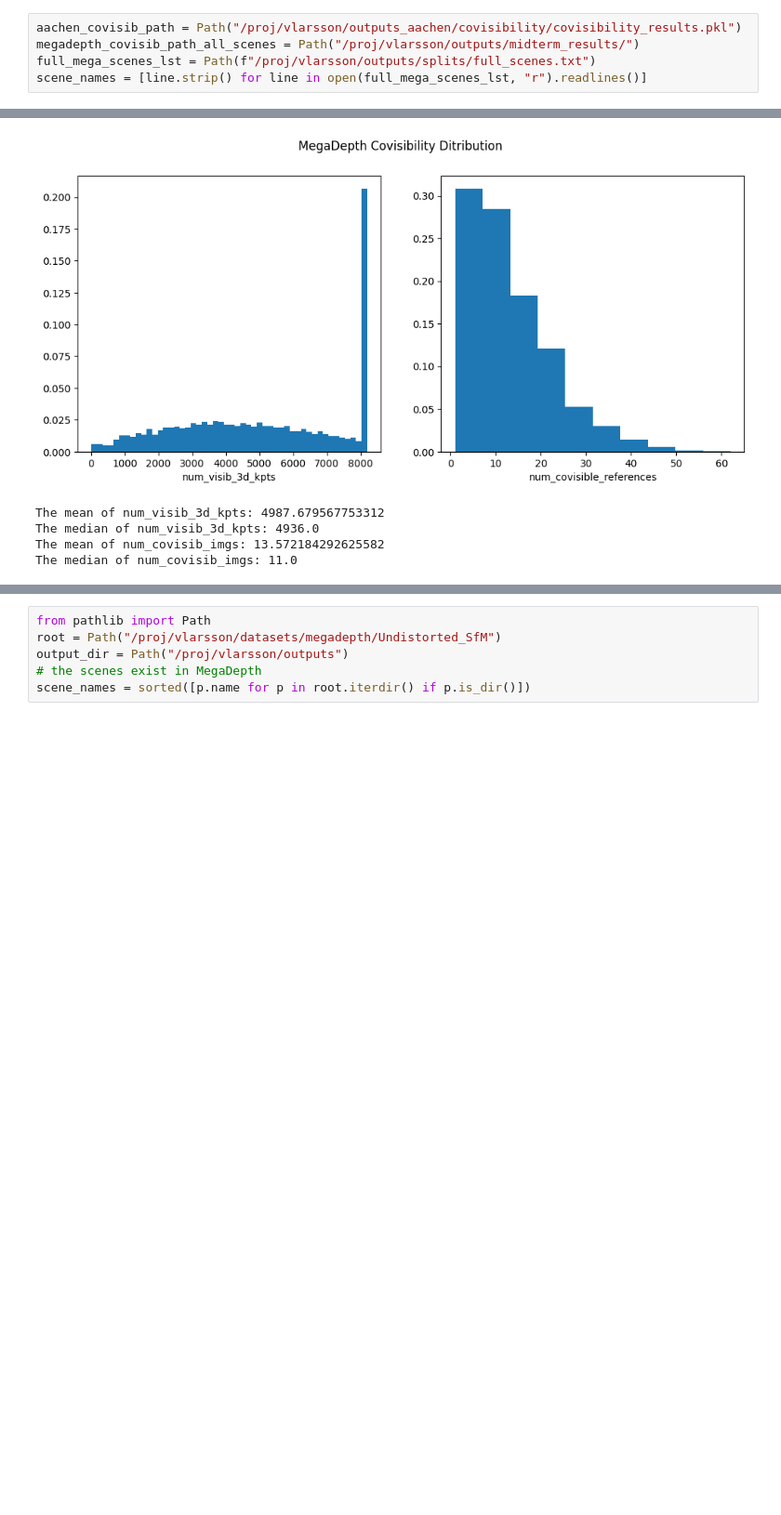
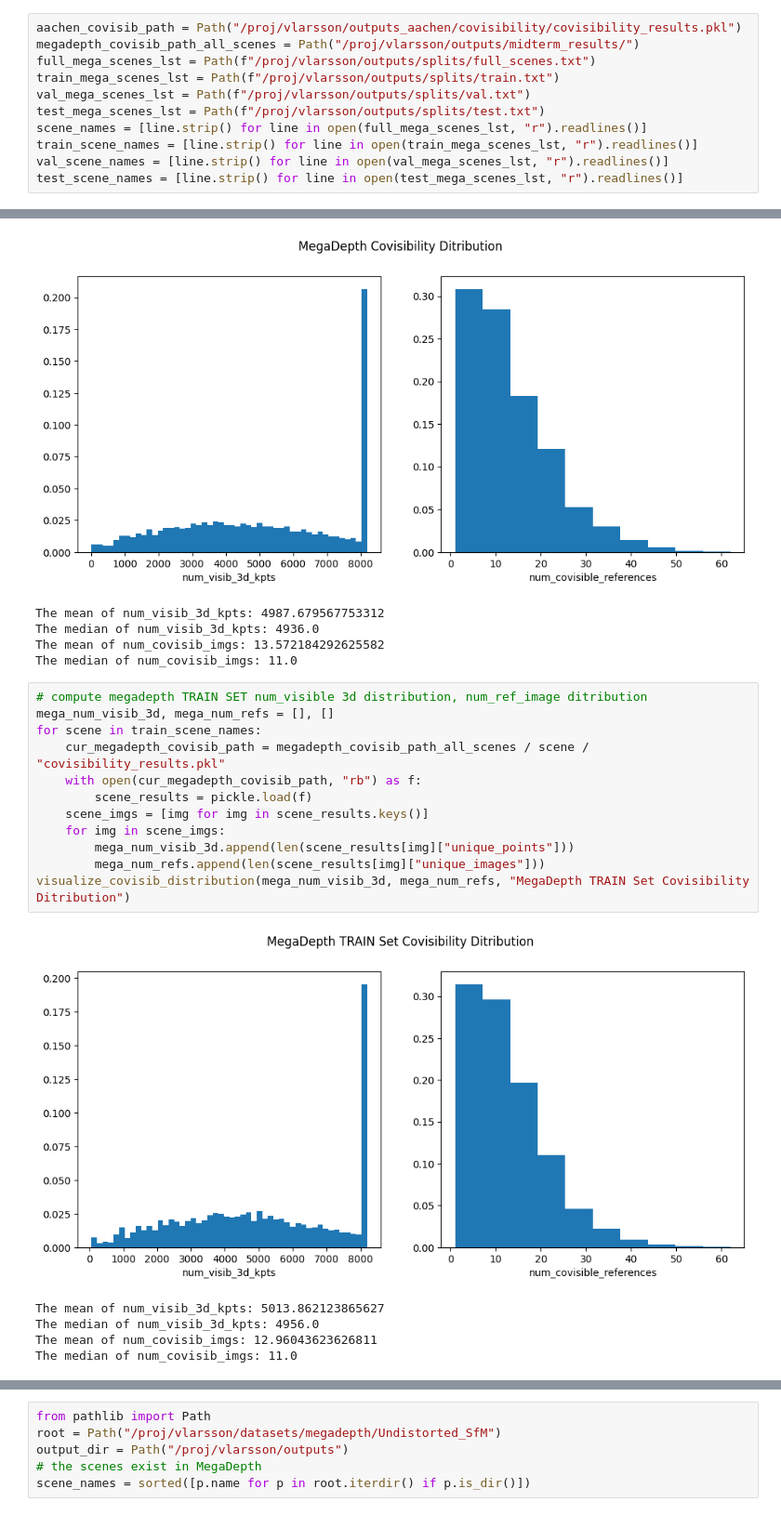
Before and after one commit to Jia0603/3d-2d-Matching-, a Jupyter notebook: file_writing_and_debugging.ipynb, the cells around one changed output, grey strips where cells are left out. Shown at 93% size. Drawn from its saved outputs; the diff is of its cells as text; blank space fills up the shorter version.

Commit message:
distribution visualize

```diff
--- a/file_writing_and_debugging.ipynb
+++ b/file_writing_and_debugging.ipynb
@@ -7,7 +9,13 @@ import numpy as np
 aachen_covisib_path = Path("/proj/vlarsson/outputs_aachen/covisibility/covisibility_results.pkl")
 megadepth_covisib_path_all_scenes = Path("/proj/vlarsson/outputs/midterm_results/")
 full_mega_scenes_lst = Path(f"/proj/vlarsson/outputs/splits/full_scenes.txt")
+train_mega_scenes_lst = Path(f"/proj/vlarsson/outputs/splits/train.txt")
+val_mega_scenes_lst = Path(f"/proj/vlarsson/outputs/splits/val.txt")
+test_mega_scenes_lst = Path(f"/proj/vlarsson/outputs/splits/test.txt")
 scene_names = [line.strip() for line in open(full_mega_scenes_lst, "r").readlines()]
+train_scene_names = [line.strip() for line in open(train_mega_scenes_lst, "r").readlines()]
+val_scene_names = [line.strip() for line in open(val_mega_scenes_lst, "r").readlines()]
+test_scene_names = [line.strip() for line in open(test_mega_scenes_lst, "r").readlines()]
 # %%
 def visualize_covisib_distribution(num_visib_3d, num_ref_images, title):
     plt.figure(figsize = (12,5))
@@ -61,3 +69,21 @@ The mean of num_visib_3d_kpts: 4987.679567753312
 The median of num_visib_3d_kpts: 4936.0
 The mean of num_covisib_imgs: 13.572184292625582
 The median of num_covisib_imgs: 11.0
+# %%
+# compute megadepth TRAIN SET num_visible 3d distribution, num_ref_image ditribution
+mega_num_visib_3d, mega_num_refs = [], []
+for scene in train_scene_names:
+    cur_megadepth_covisib_path = megadepth_covisib_path_all_scenes / scene / "covisibility_results.pkl"
+    with open(cur_megadepth_covisib_path, "rb") as f:
+        scene_results = pickle.load(f)
+    scene_imgs = [img for img in scene_results.keys()]
+    for img in scene_imgs:
+        mega_num_visib_3d.append(len(scene_results[img]["unique_points"]))
+        mega_num_refs.append(len(scene_results[img]["unique_images"]))
+visualize_covisib_distribution(mega_num_visib_3d, mega_num_refs, "MegaDepth TRAIN Set Covisibility Ditribution")
+# %% [output]
+[figure, added]
+The mean of num_visib_3d_kpts: 5013.862123865627
+The median of num_visib_3d_kpts: 4956.0
+The mean of num_covisib_imgs: 12.96043623626811
+The median of num_covisib_imgs: 11.0
```
Also changed, not shown: parts of 10 cells of this notebook, 1 other file.
